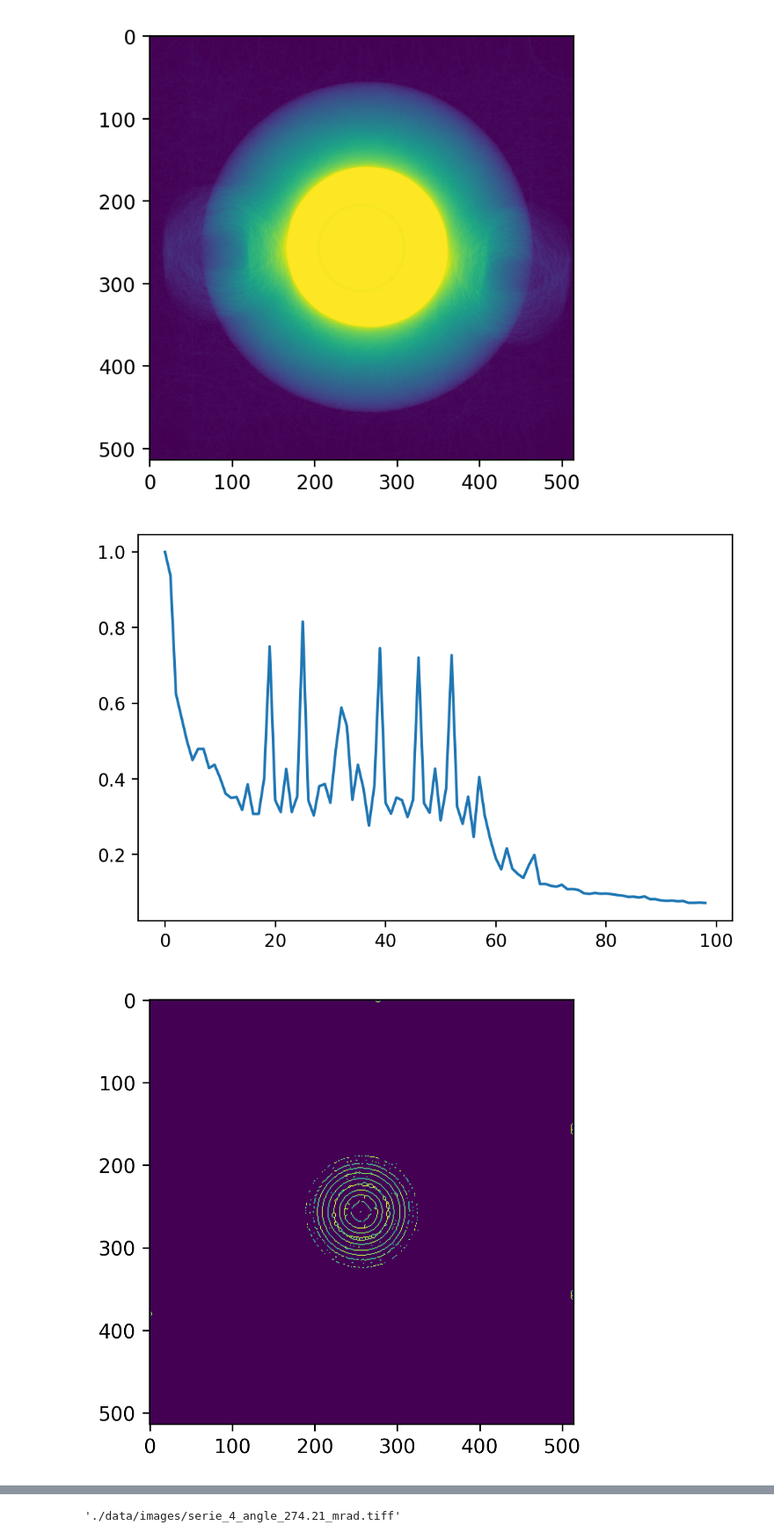
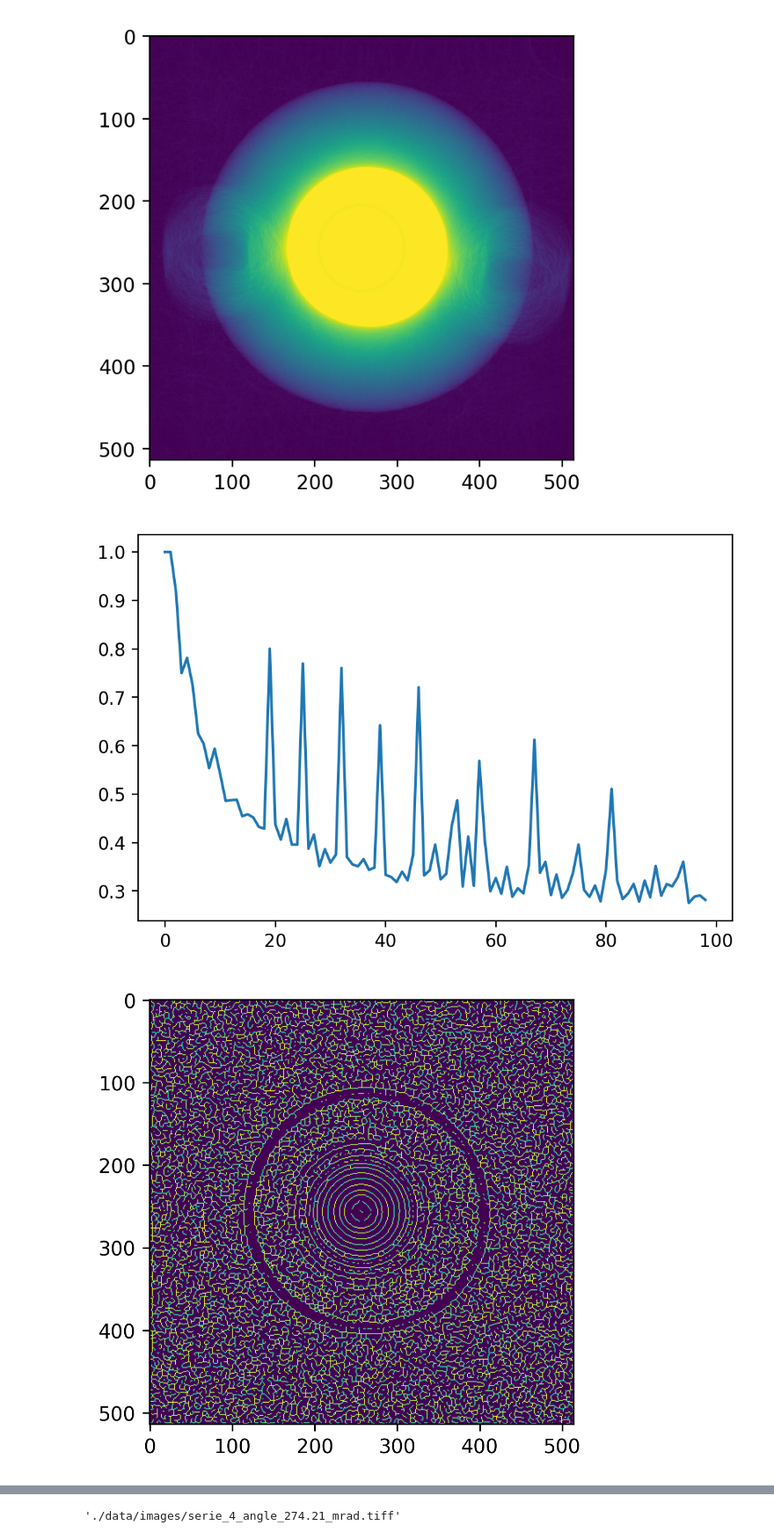
Before and after one commit to branislavhesko/diffraction-pattern-detection, a Jupyter notebook: solution.ipynb, the cells around one changed output, grey strips where cells are left out. Shown at 88% size. Cells and saved outputs as stored; diff of their text form; code cells hidden in the pictures.

Commit message:
only plots and hyperparameters are updated

```diff
--- a/solution.ipynb
+++ b/solution.ipynb
@@ -85,25 +84,25 @@ plt.imshow(circles[32, ...])
 # %%
 from skimage.morphology import skeletonize
 
-image_result = cv2.Laplacian(image, ddepth=cv2.CV_16U, ksize=5)
+image_result = cv2.Laplacian(image, ddepth=cv2.CV_16U, ksize=9)
 # image_result = cv2.erode(image_result, np.ones((5, 5)))
 # image_result = closing(image_result)
-image_result = skeletonize(image_result > 0.1 * np.amax(image_result))
+image_result = skeletonize(image_result > 0.01 * np.amax(image_result))
 radix = list(range(1,  100, 1))
-circles = hough_circle(image_result > 0.1 * np.amax(image_result), radix, normalize=True)
+circles = hough_circle(image_result > 0.01 * np.amax(image_result), radix, normalize=True)
 
 x = {k: np.unravel_index(np.argmax(circles[k, ...]), circles[k, ...].shape) for k in range(circles.shape[0])}
 y = [np.amax(circles[k, ...]) for k in range(circles.shape[0])]
 plt.close()
 plt.figure(dpi=200)
 plt.plot([np.amax(circles[k, ...]) for k in range(circles.shape[0])])
 plt.show()
 plt.figure(dpi=300)
 plt.imshow(image_result)
 plt.show()
 # %% [output]
-[figure, old version]
+[figure, new version]
-[figure, old version]
+[figure, new version]
 # %%
 from scipy.signal import find_peaks_cwt
 
```
Also changed, not shown: parts of 2 cells of this notebook.
